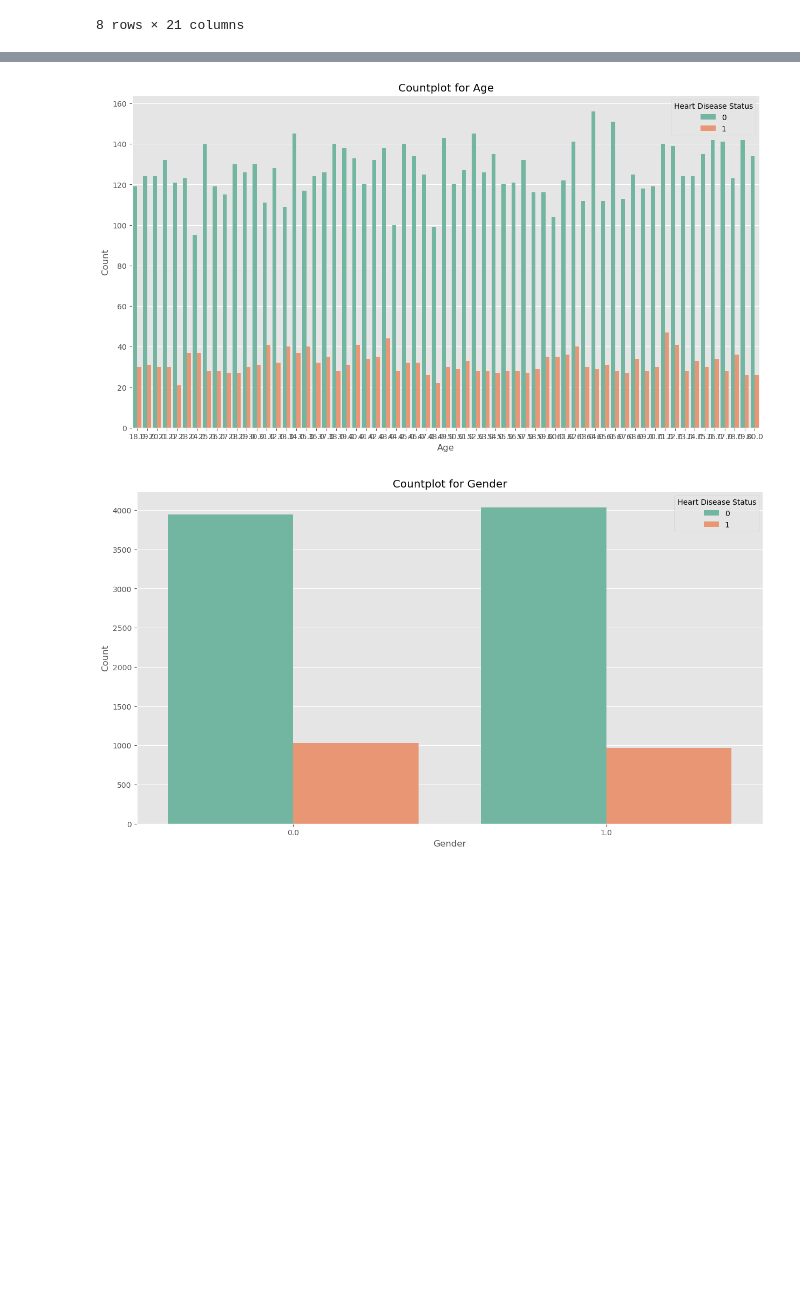
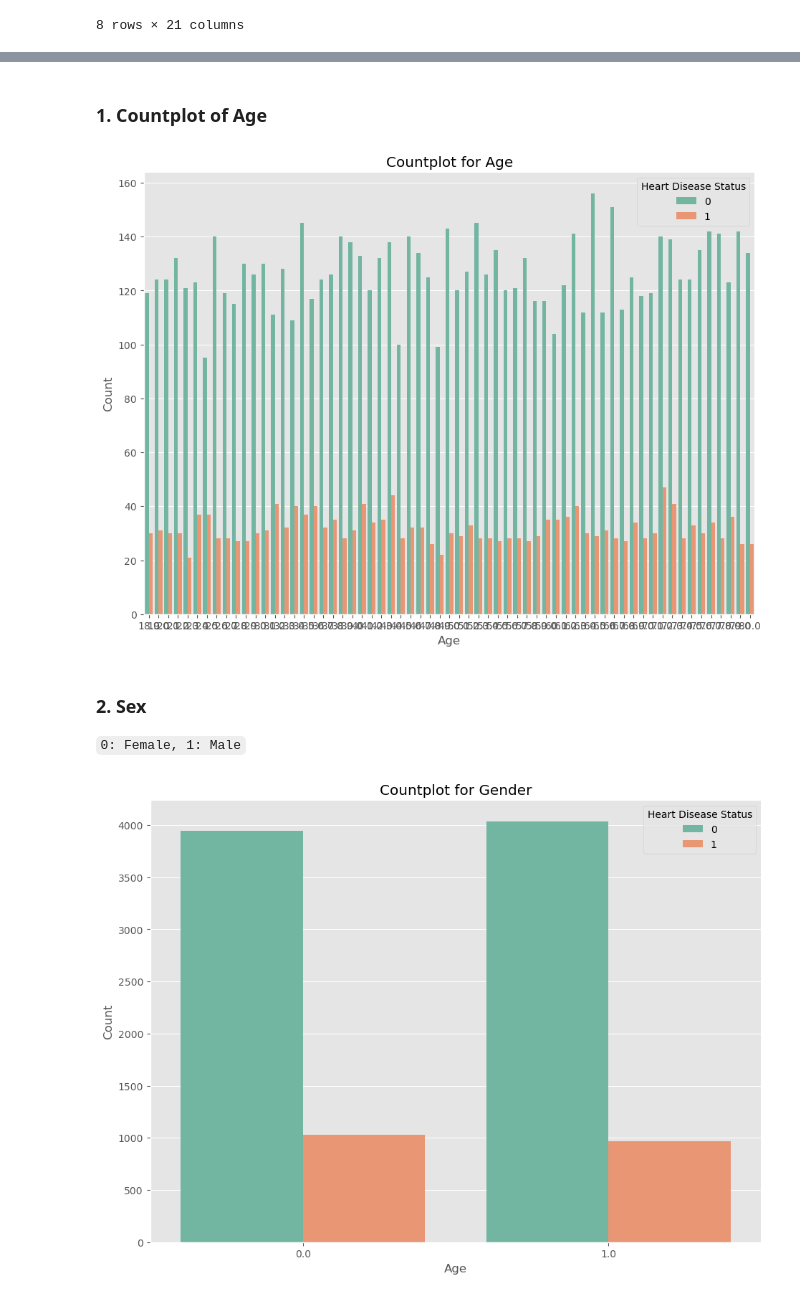
Before and after one commit to HongxuTeoh/AI_Assignment, a Jupyter notebook: aa.ipynb, the cells around one changed output, grey strips where cells are left out. Cells and saved outputs as stored; diff of their text form; code cells hidden in the pictures; blank space fills up the shorter version.

```diff
--- a/aa.ipynb
+++ b/aa.ipynb
@@ -148,7 +165,9 @@ df.describe()
 from matplotlib import rcParams
 
 # set larger figure size (enlarge)
-rcParams['figure.figsize'] = 15, 8
+rcParams['figure.figsize'] = 11, 8
+# %% [markdown]
+### 1. Countplot of Age
 # %%
 
 sns.countplot(data = df, x='Age', hue='Heart Disease Status', palette='Set2')
@@ -160,15 +179,19 @@ sns.despine()
 
 plt.show()
 # %% [output]
-[figure, old version]
+[figure, new version]
+# %% [markdown]
+### 2. Sex
+`0: Female, 1: Male`
 # %%
+
 sns.countplot(data = df, x='Gender', hue='Heart Disease Status', palette='Set2')
 
 plt.title('Countplot for Gender')
-plt.xlabel('Gender')
+plt.xlabel('Age')
 plt.ylabel('Count')
 sns.despine()
 
 plt.show()
 # %% [output]
-[figure, old version]
+[figure, new version]
```
Also changed, not shown: parts of 24 cells of this notebook.
